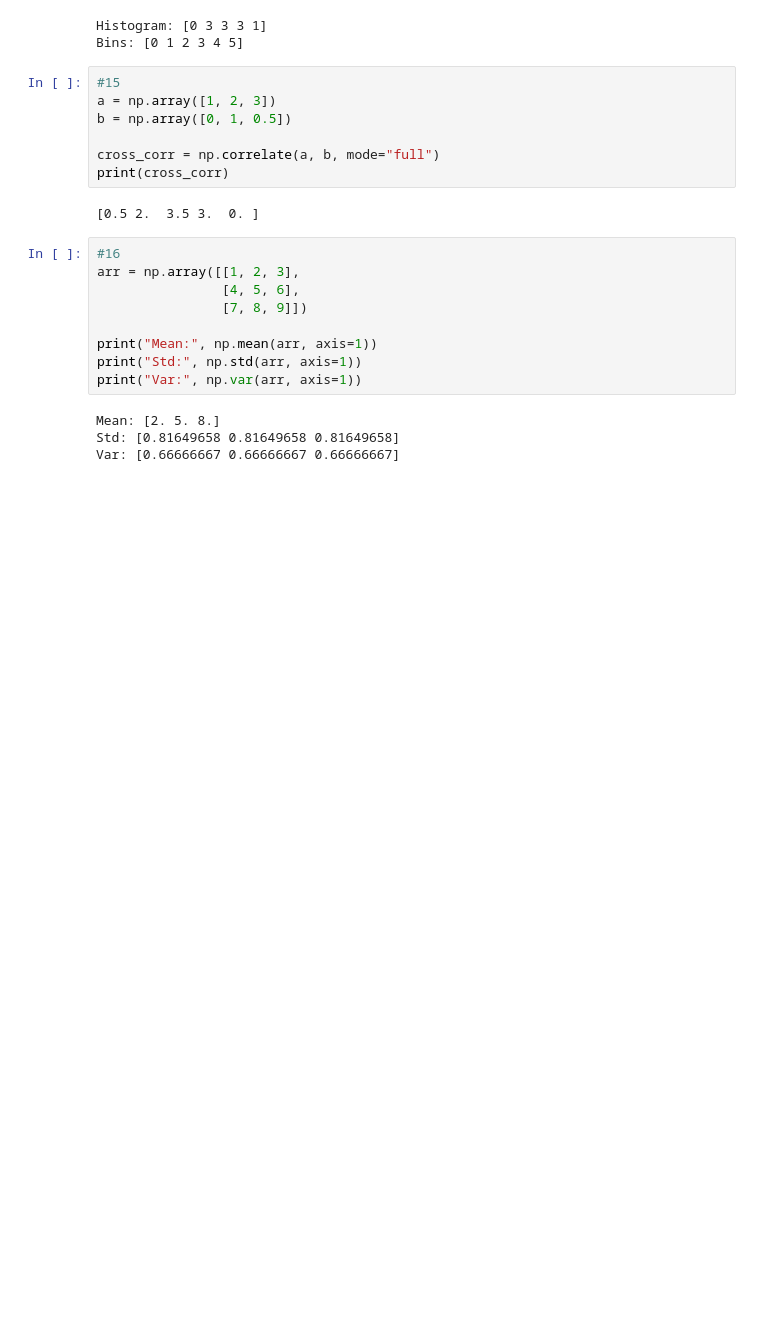
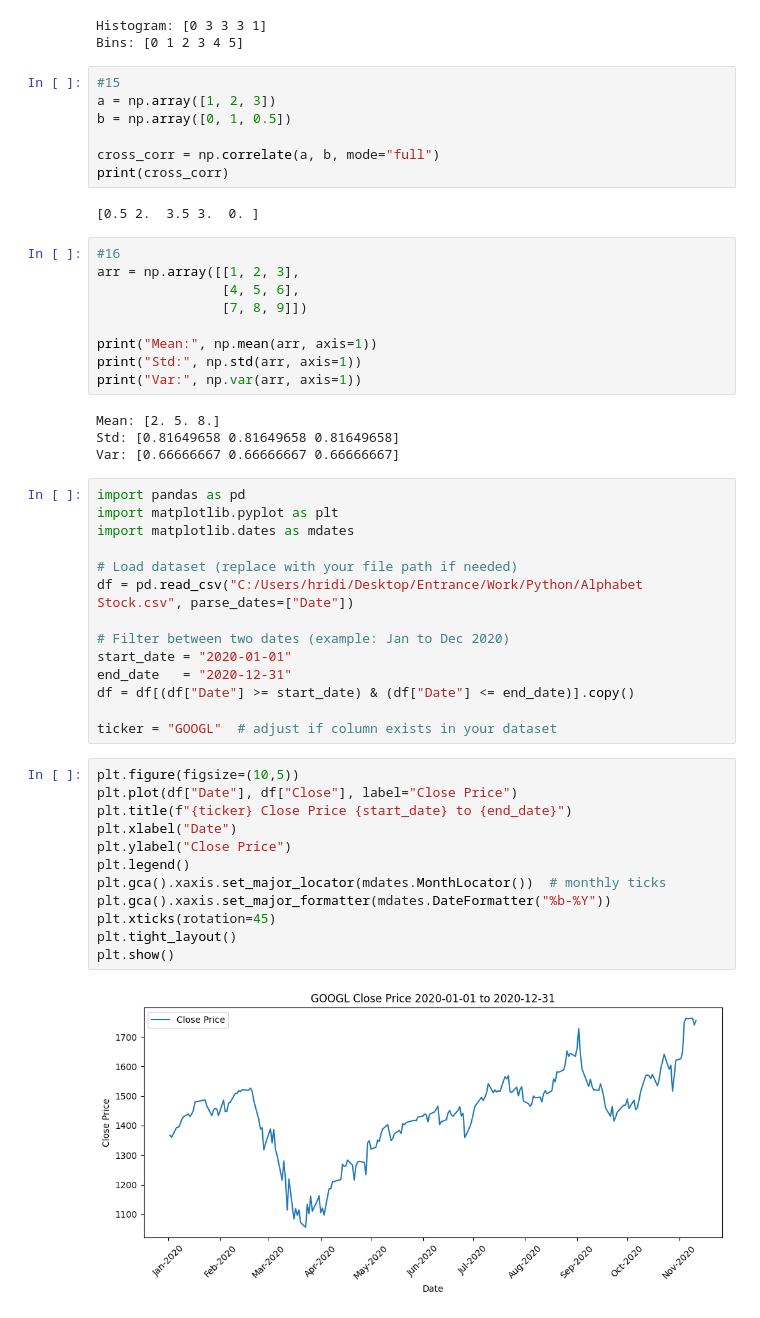
Before and after one commit to HridikDev/Python-Programming, a Jupyter notebook: practicequestion4.ipynb, the cells around one changed output. Drawn from its saved outputs; the diff is of its cells as text; blank space fills up the shorter version.

```diff
--- a/practicequestion4.ipynb
+++ b/practicequestion4.ipynb
@@ -179,3 +179,31 @@ print("Var:", np.var(arr, axis=1))
 Mean: [2. 5. 8.]
 Std: [0.81649658 0.81649658 0.81649658]
 Var: [0.66666667 0.66666667 0.66666667]
+# %%
+import pandas as pd
+import matplotlib.pyplot as plt
+import matplotlib.dates as mdates
+
+# Load dataset (replace with your file path if needed)
+df = pd.read_csv("C:/Users/hridi/Desktop/Entrance/Work/Python/Alphabet Stock.csv", parse_dates=["Date"])
+
+# Filter between two dates (example: Jan to Dec 2020)
+start_date = "2020-01-01"
+end_date   = "2020-12-31"
+df = df[(df["Date"] >= start_date) & (df["Date"] <= end_date)].copy()
+
+ticker = "GOOGL"  # adjust if column exists in your dataset
+# %%
+plt.figure(figsize=(10,5))
+plt.plot(df["Date"], df["Close"], label="Close Price")
+plt.title(f"{ticker} Close Price {start_date} to {end_date}")
+plt.xlabel("Date")
+plt.ylabel("Close Price")
+plt.legend()
+plt.gca().xaxis.set_major_locator(mdates.MonthLocator())  # monthly ticks
+plt.gca().xaxis.set_major_formatter(mdates.DateFormatter("%b-%Y"))
+plt.xticks(rotation=45)
+plt.tight_layout()
+plt.show()
+# %% [output]
+[figure, added]
```
Also changed, not shown: parts of 12 cells of this notebook, 4 other files.
